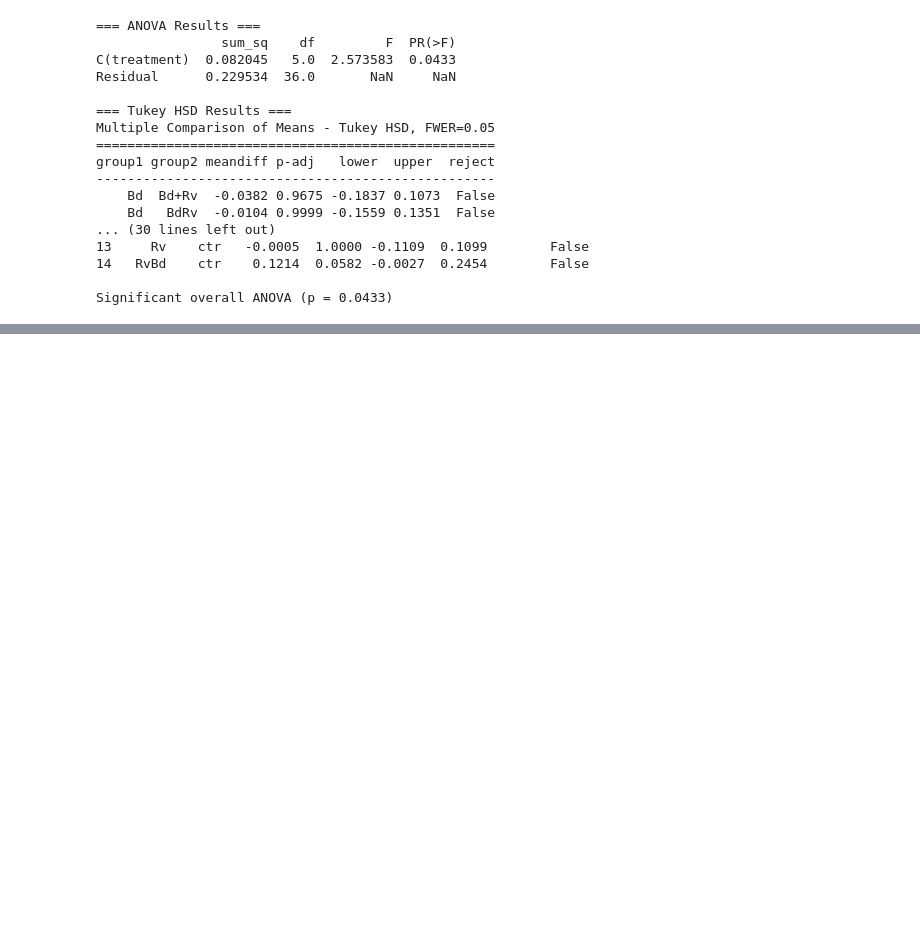
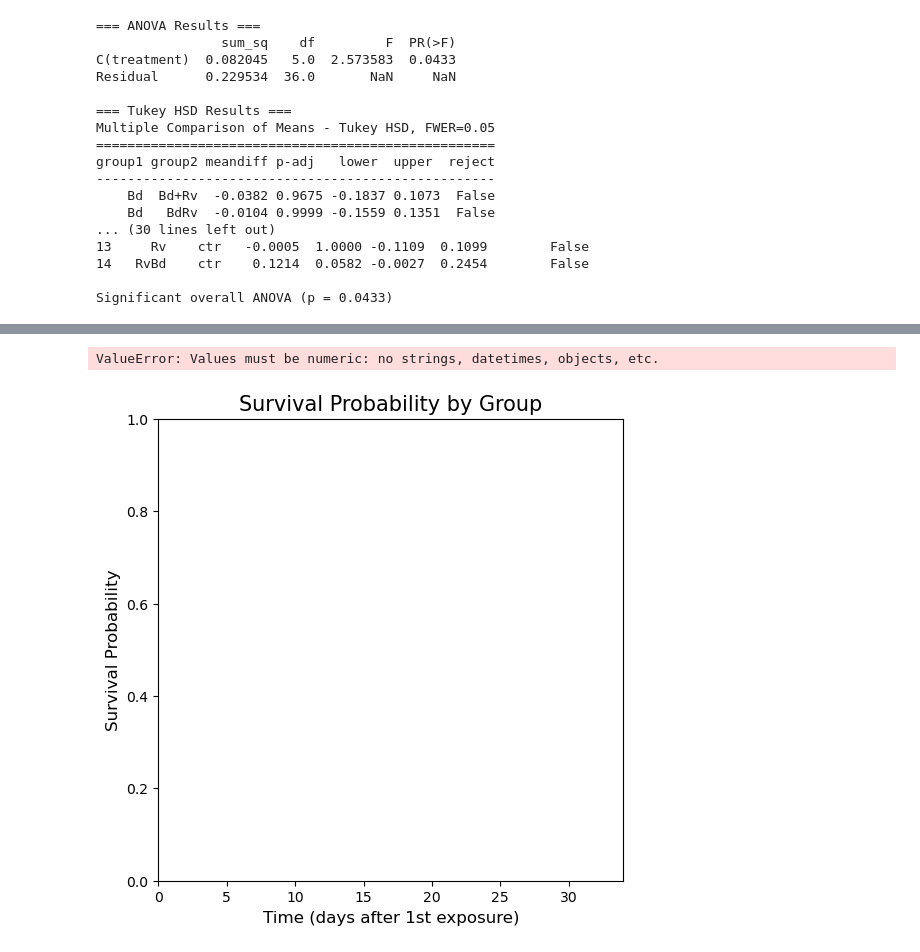
Before and after one commit to erinf13/BIO_350_F25, a Jupyter notebook: Final Project.ipynb, the cells around one changed output, grey strips where cells are left out. Cells and saved outputs as stored; diff of their text form; code cells hidden in the pictures; blank space fills up the shorter version.

```diff
--- a/Final Project.ipynb
+++ b/Final Project.ipynb
@@ -549,0 +1275,79 @@ Significant overall ANOVA (p = 0.0433)
+# %%
+# survival since first exposure
+import matplotlib.pyplot as plt
+from lifelines import KaplanMeierFitter
+
+# Define custom colors (from your R hex codes)
+colors = {
+    "control": "#000000",
+    "Bd": "#2EB4FF",
+    "Bd->Rv": "#009E73",
+    "BdRv": "#8C1457",
+    "Rv->Bd": "#9858EC",
+    "Rv": "#FF7F0A"
+}
+
+# Line styles and widths (matching your R code)
+line_styles = {
+    "control": "dashed",
+    "Bd": "solid",
+    "Bd->Rv": "solid",
+    "BdRv": "solid",
+    "Rv->Bd": "solid",
+    "Rv": "solid"
+}
+line_widths = {
+    "control": 1,
+    "Bd": 2,
+    "Bd->Rv": 2,
+    "BdRv": 2,
+    "Rv->Bd": 2,
+    "Rv": 2
+}
+
+# Treatment order
+treatments = ["control", "Bd", "Bd->Rv", "BdRv", "Rv->Bd", "Rv"]
+
+# Initialize plot
+plt.figure(figsize=(6,6))
+plt.xlabel("Time (days after 1st exposure)", fontsize=12)
+plt.ylabel("Survival Probability", fontsize=12)
+plt.title("Survival Probability by Group", fontsize=15)
+plt.xlim(0, 34)
+plt.ylim(0, 1)
+plt.grid(False)
+
+# Fit and plot KM curves
+kmf = KaplanMeierFitter()
+for trt in treatments:
+    mask = ce_perfrog['treatment'] == trt
+    kmf.fit(durations=ce_perfrog.loc[mask, 'death_day'],
+            event_observed=ce_perfrog.loc[mask, 'censor'],
+            label=trt)
+    kmf.plot_survival_function(
+        color=colors[trt],
+        linestyle=line_styles[trt],
+        linewidth=line_widths[trt],
+        ci_show=False
+    )
+
+# Legend
+plt.legend([
+    "control", "Bd", "Bd → Rv*", "BdRv", "Rv → Bd*", "Rv"
+], loc='lower left', frameon=False, fontsize=12)
+
+# Add annotations (matching your R text positions)
+plt.text(7, 0.02, "*1st exposure (day 0) → 2nd exposure (day 10)", fontsize=8)
+plt.text(14, 0.15, "a", fontsize=12)
+plt.text(18, 0.15, "a", fontsize=12)
+plt.text(22, 0.10, "b", fontsize=12)
+plt.text(26, 0.18, "b", fontsize=12)
+plt.text(30, 0.95, "c", fontsize=12)
+plt.text(31, 0.80, "c", fontsize=12)
+plt.text(29, 0.5, "p < 0.002", fontsize=12)
+
+plt.tight_layout()
+plt.show()
+# %% [output]
+ValueError: Values must be numeric: no strings, datetimes, objects, etc.
+[figure, added]
```
Also changed, not shown: parts of 13 cells of this notebook, 3 other files.
